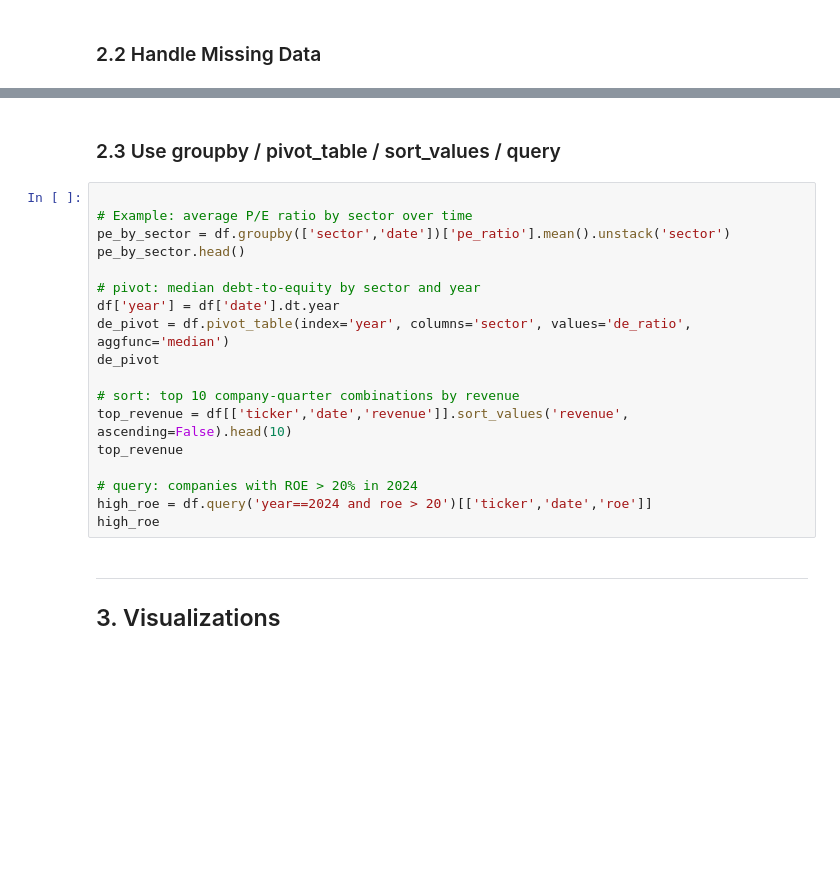
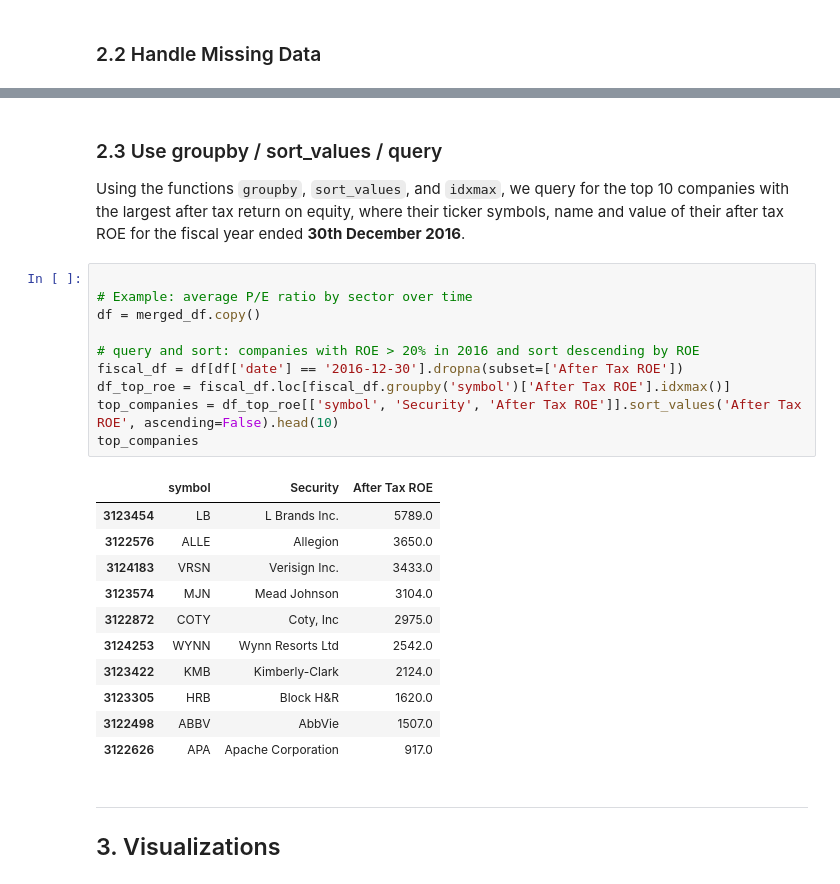
Before and after one commit to phxlptwt/phxlptwt, a Jupyter notebook: stat1000j/exchange_analysis.ipynb, the cells around one changed output, grey strips where cells are left out. Saved outputs shown, nothing was run; the diff lists cells and outputs as text; blank space fills up the shorter version.

```diff
--- a/stat1000j/exchange_analysis.ipynb
+++ b/stat1000j/exchange_analysis.ipynb
@@ -61,23 +167,28 @@ missing.head(10)
 # %% [markdown]
-### 2.3 Use groupby / pivot\_table / sort\_values / query
+### 2.3 Use groupby / sort\_values / query
+Using the functions `groupby`, `sort_values`, and `idxmax`, we query for the top 10 companies with the largest after tax return on equity, where their ticker symbols, name and value of their after tax ROE for the fiscal year ended **30th December 2016**.
 # %%
 
 # Example: average P/E ratio by sector over time
-pe_by_sector = df.groupby(['sector','date'])['pe_ratio'].mean().unstack('sector')
-pe_by_sector.head()
+df = merged_df.copy()
 
-# pivot: median debt-to-equity by sector and year
-df['year'] = df['date'].dt.year
-de_pivot = df.pivot_table(index='year', columns='sector', values='de_ratio', aggfunc='median')
-de_pivot
-
-# sort: top 10 company-quarter combinations by revenue
-top_revenue = df[['ticker','date','revenue']].sort_values('revenue', ascending=False).head(10)
-top_revenue
-
-# query: companies with ROE > 20% in 2024
-high_roe = df.query('year==2024 and roe > 20')[['ticker','date','roe']]
-high_roe
+# query and sort: companies with ROE > 20% in 2016 and sort descending by ROE
+fiscal_df = df[df['date'] == '2016-12-30'].dropna(subset=['After Tax ROE'])
+df_top_roe = fiscal_df.loc[fiscal_df.groupby('symbol')['After Tax ROE'].idxmax()]
+top_companies = df_top_roe[['symbol', 'Security', 'After Tax ROE']].sort_values('After Tax ROE', ascending=False).head(10)
+top_companies
+# %% [output]
+|  | symbol | Security | After Tax ROE |
+| 3123454 | LB | L Brands Inc. | 5789.0 |
+| 3122576 | ALLE | Allegion | 3650.0 |
+| 3124183 | VRSN | Verisign Inc. | 3433.0 |
+| 3123574 | MJN | Mead Johnson | 3104.0 |
+| 3122872 | COTY | Coty, Inc | 2975.0 |
+| 3124253 | WYNN | Wynn Resorts Ltd | 2542.0 |
+| 3123422 | KMB | Kimberly-Clark | 2124.0 |
+| 3123305 | HRB | Block H&R | 1620.0 |
+| 3122498 | ABBV | AbbVie | 1507.0 |
+| 3122626 | APA | Apache Corporation | 917.0 |
 # %% [markdown]
 ---
 ## 3. Visualizations
```
Also changed, not shown: parts of 10 cells of this notebook, 6 other files.
